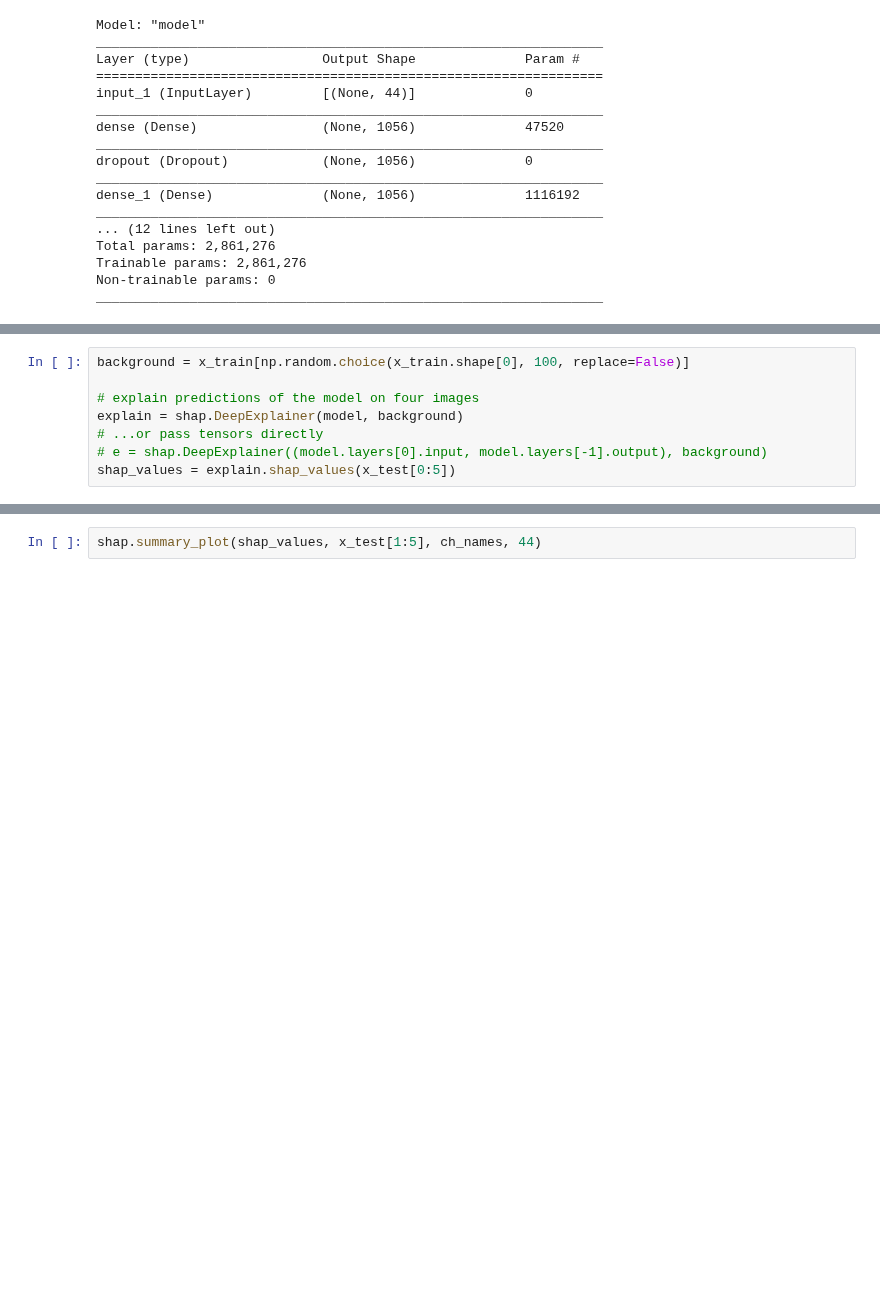
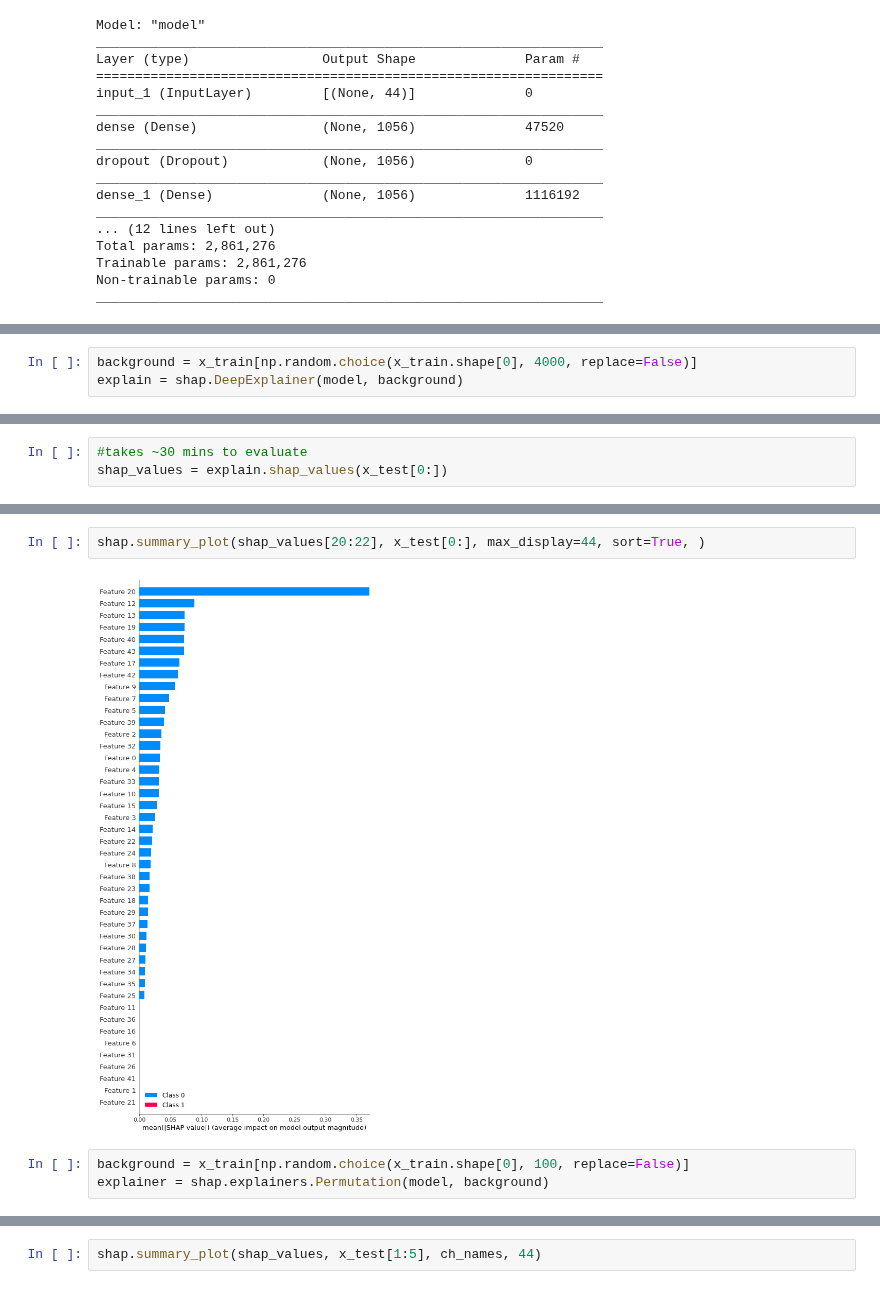
Before and after one commit to p-owens/MAI, a Jupyter notebook: MAI.ipynb, the cells around one changed output, grey strips where cells are left out. Cells and saved outputs as stored; diff of their text form; blank space fills up the shorter version.

Commit message:
evaluated shap values for entire dataset, need to graph/process results next

```diff
--- a/MAI.ipynb
+++ b/MAI.ipynb
@@ -196,10 +196,5 @@ Training Accuracy:  [None, None, None, None, None, None, None, None, None, None,
 <tensorflow.python.keras.callbacks.History at 0x...>
 # %%
-background = x_train[np.random.choice(x_train.shape[0], 100, replace=False)]
-
-# explain predictions of the model on four images
+background = x_train[np.random.choice(x_train.shape[0], 4000, replace=False)]
 explain = shap.DeepExplainer(model, background)
-# ...or pass tensors directly
-# e = shap.DeepExplainer((model.layers[0].input, model.layers[-1].output), background)
-shap_values = explain.shap_values(x_test[0:5])
 # %% [output]
@@ -206,0 +202,3 @@ NameError: ignored
+# %%
+#takes ~30 mins to evaluate
+shap_values = explain.shap_values(x_test[0:])
@@ -206,0 +216,7 @@ NameError: ignored
+# %%
+shap.summary_plot(shap_values[20:22], x_test[0:], max_display=44, sort=True, )
+# %% [output]
+[figure, added]
+# %%
+background = x_train[np.random.choice(x_train.shape[0], 100, replace=False)]
+explainer = shap.explainers.Permutation(model, background)
```
Also changed, not shown: parts of 5 cells of this notebook.
